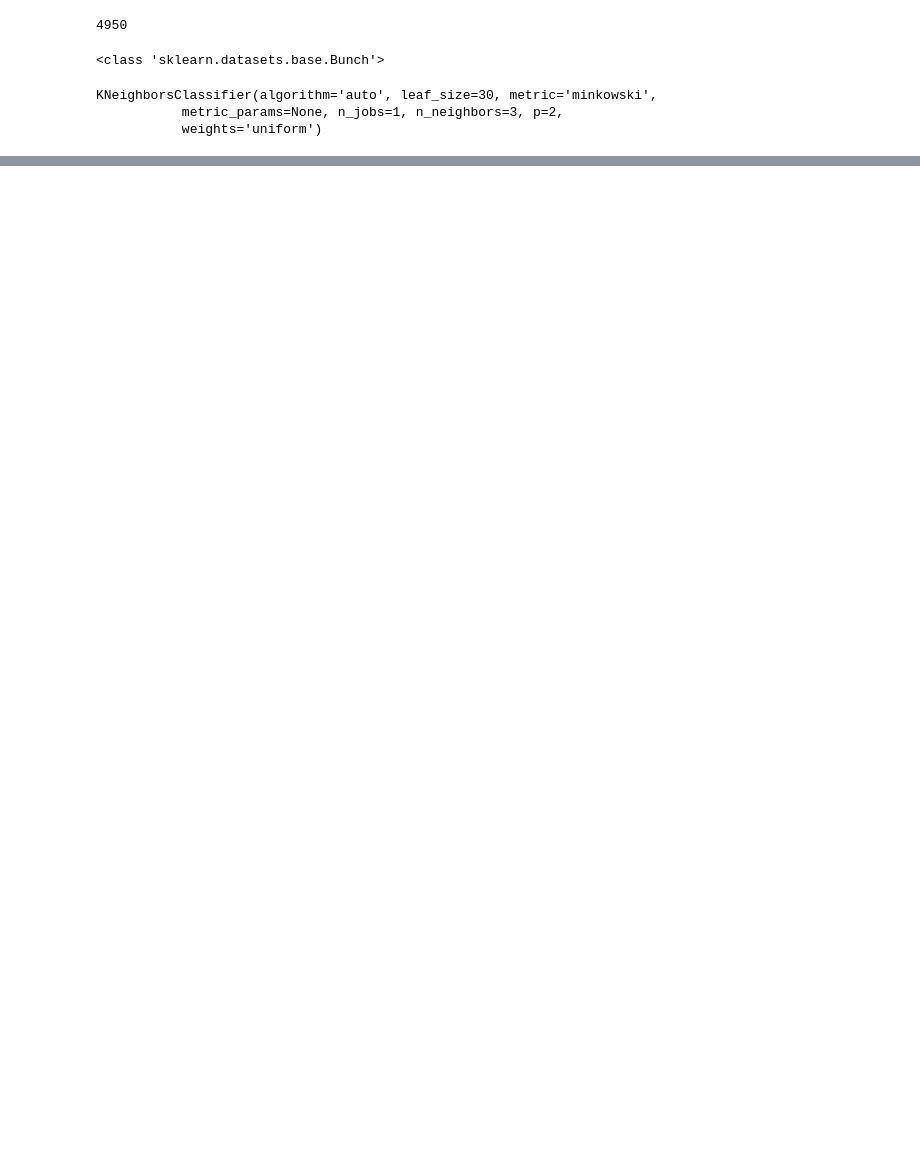
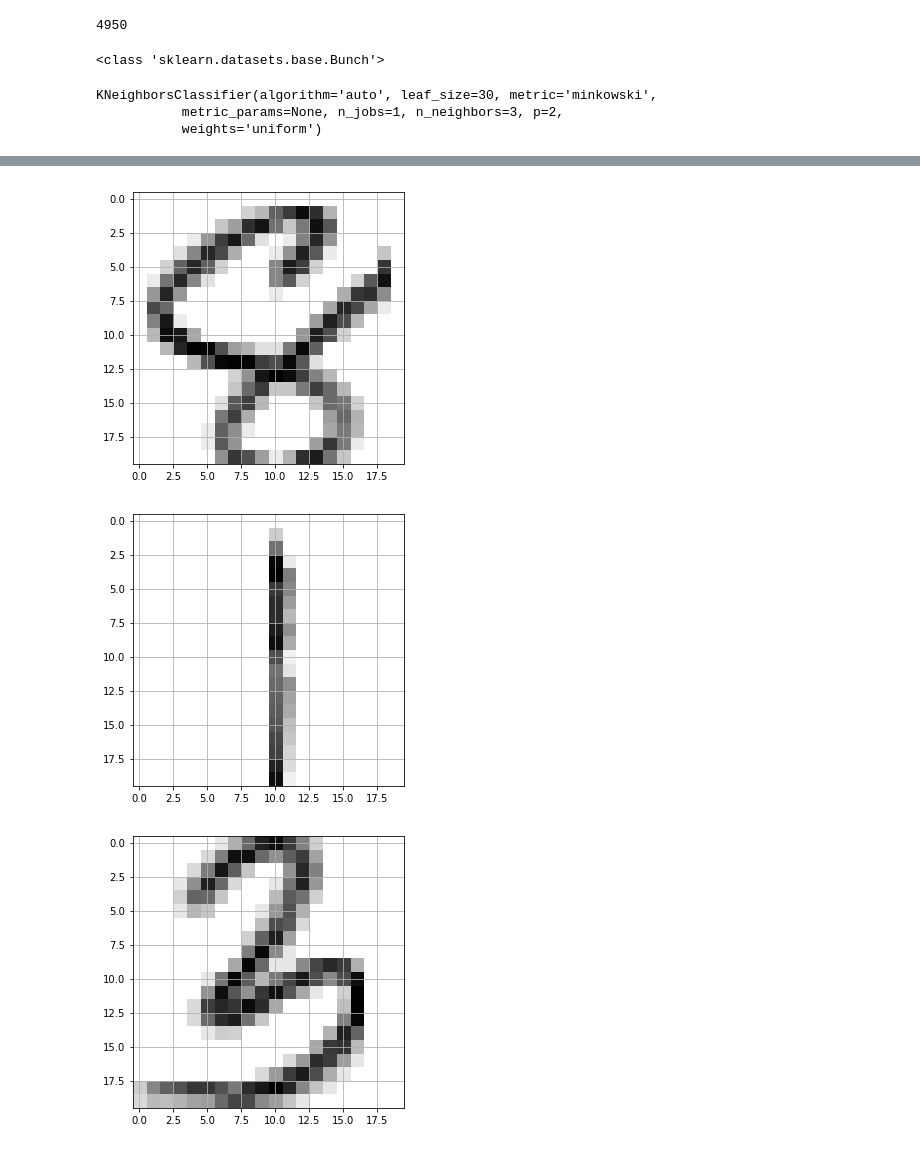
Before and after one commit to sutthisak/my-scikit-learn, a Jupyter notebook: 01.introduction.knn.cv2.ipynb, the cells around one changed output, grey strips where cells are left out. Saved outputs shown, nothing was run; the diff lists cells and outputs as text; code cells hidden in the pictures; blank space fills up the shorter version.

```diff
--- a/01.introduction.knn.cv2.ipynb
+++ b/01.introduction.knn.cv2.ipynb
@@ -113,0 +227,27 @@ plt.show()
+# %%
+img = my_digits_img.copy()
+(_, cnts, _) = cv2.findContours(my_digits_img_edged.copy(), cv2.RETR_EXTERNAL, cv2.CHAIN_APPROX_SIMPLE)
+cnts = sorted([(c, cv2.boundingRect(c)[0]) for c in cnts], key = lambda x: x[1])
+for (c, _) in cnts:
+    (x, y, w, h) = cv2.boundingRect(c)
+    if w >= 5 and h >= 15:  # make sure it is not too small for digit
+        roi = my_digits_img_gray[y:y + h, x:x + w]
+        thresh = roi.copy()
+        T = mahotas.thresholding.otsu(roi)
+        thresh[thresh > T] = 255
+        thresh = cv2.bitwise_not(thresh)
+        thresh = deskew(thresh, 20)
+        thresh = center_extent(thresh, (20, 20))
+        thresh = cv2.equalizeHist(thresh)
+        predict_digit = clf1.predict(thresh.reshape(1, -1))
+        cv2.rectangle(img, (x, y), (x + w, y + h), (0, 255, 0), 1)
+        cv2.putText(img, str(predict_digit[0]), (x - 10, y - 10), cv2.FONT_HERSHEY_SIMPLEX, 1.0, (0, 255, 0), 2)
+        #print(len(thresh.reshape(1, -1)[0]))
+        plt.figure(figsize=(5, 5))
+        plt.imshow(thresh, cmap=plt.cm.gray_r, interpolation='nearest')
+        plt.grid(True)
+        plt.show()
+# %% [output]
+[figure, added]
+[figure, added]
+[figure, added]
```
Also changed, not shown: parts of 12 cells of this notebook, 2 other files.
